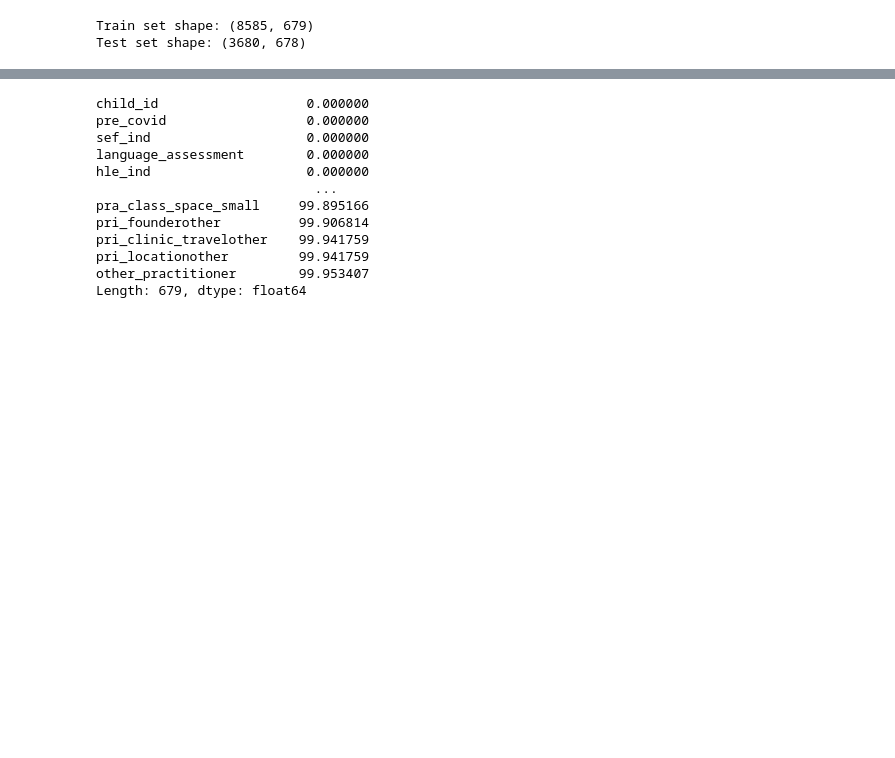
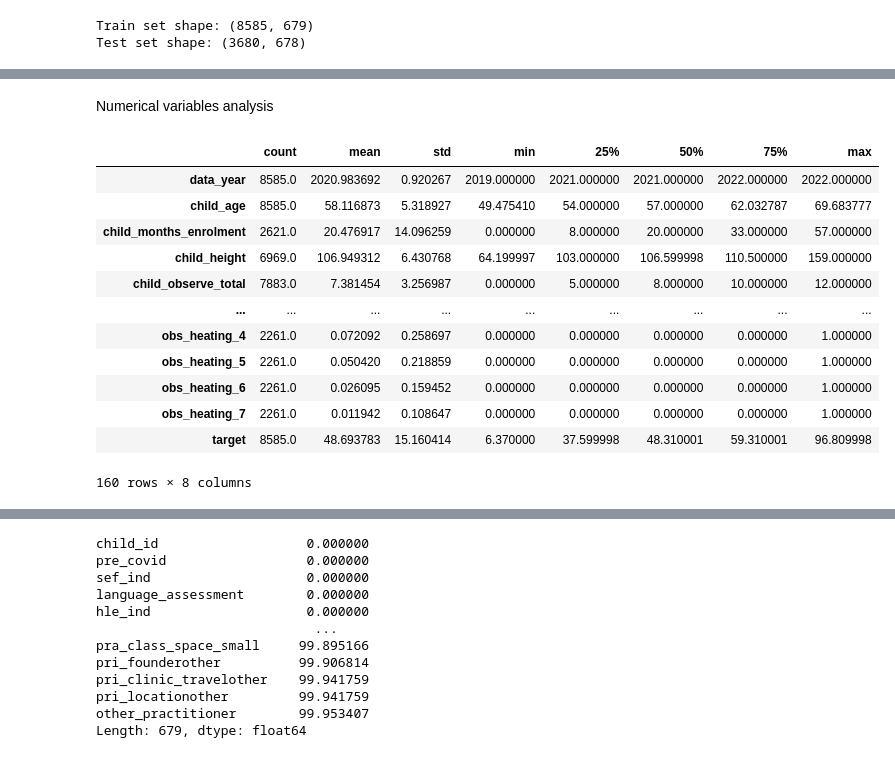
Before and after one commit to justekouassi/DataDrive2030-Early-Learning-Predictors-Challenge, a Jupyter notebook: datadrive2030_2.ipynb, the cells around one changed output, grey strips where cells are left out. Drawn from its saved outputs; the diff is of its cells as text; code cells hidden in the pictures; blank space fills up the shorter version.

```diff
--- a/datadrive2030_2.ipynb
+++ b/datadrive2030_2.ipynb
@@ -61,0 +129,19 @@ Test set shape: (3680, 678)
+# %% [markdown]
+Numerical variables analysis
+# %%
+Train_number_describe = Train.select_dtypes('number').describe().T
+Train_number_describe
+# %% [output]
+|  | count | mean | std | min | 25% | 50% | 75% | max |
+| data_year | 8585.0 | 2020.983692 | 0.920267 | 2019.000000 | 2021.000000 | 2021.000000 | 2022.000000 | 2022.000000 |
+| child_age | 8585.0 | 58.116873 | 5.318927 | 49.475410 | 54.000000 | 57.000000 | 62.032787 | 69.683777 |
+| child_months_enrolment | 2621.0 | 20.476917 | 14.096259 | 0.000000 | 8.000000 | 20.000000 | 33.000000 | 57.000000 |
+| child_height | 6969.0 | 106.949312 | 6.430768 | 64.199997 | 103.000000 | 106.599998 | 110.500000 | 159.000000 |
+| child_observe_total | 7883.0 | 7.381454 | 3.256987 | 0.000000 | 5.000000 | 8.000000 | 10.000000 | 12.000000 |
+| ... | ... | ... | ... | ... | ... | ... | ... | ... |
+| obs_heating_4 | 2261.0 | 0.072092 | 0.258697 | 0.000000 | 0.000000 | 0.000000 | 0.000000 | 1.000000 |
+| obs_heating_5 | 2261.0 | 0.050420 | 0.218859 | 0.000000 | 0.000000 | 0.000000 | 0.000000 | 1.000000 |
+| obs_heating_6 | 2261.0 | 0.026095 | 0.159452 | 0.000000 | 0.000000 | 0.000000 | 0.000000 | 1.000000 |
+| obs_heating_7 | 2261.0 | 0.011942 | 0.108647 | 0.000000 | 0.000000 | 0.000000 | 0.000000 | 1.000000 |
+| target | 8585.0 | 48.693783 | 15.160414 | 6.370000 | 37.599998 | 48.310001 | 59.310001 | 96.809998 |
+160 rows × 8 columns
```
Also changed, not shown: parts of 68 cells of this notebook.
